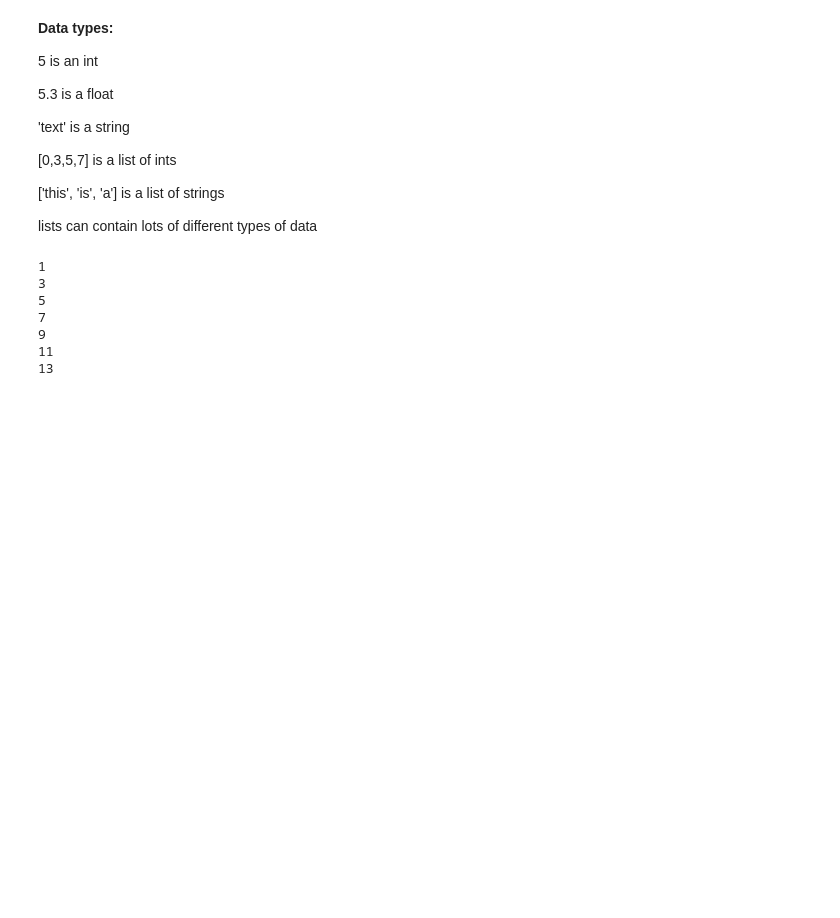
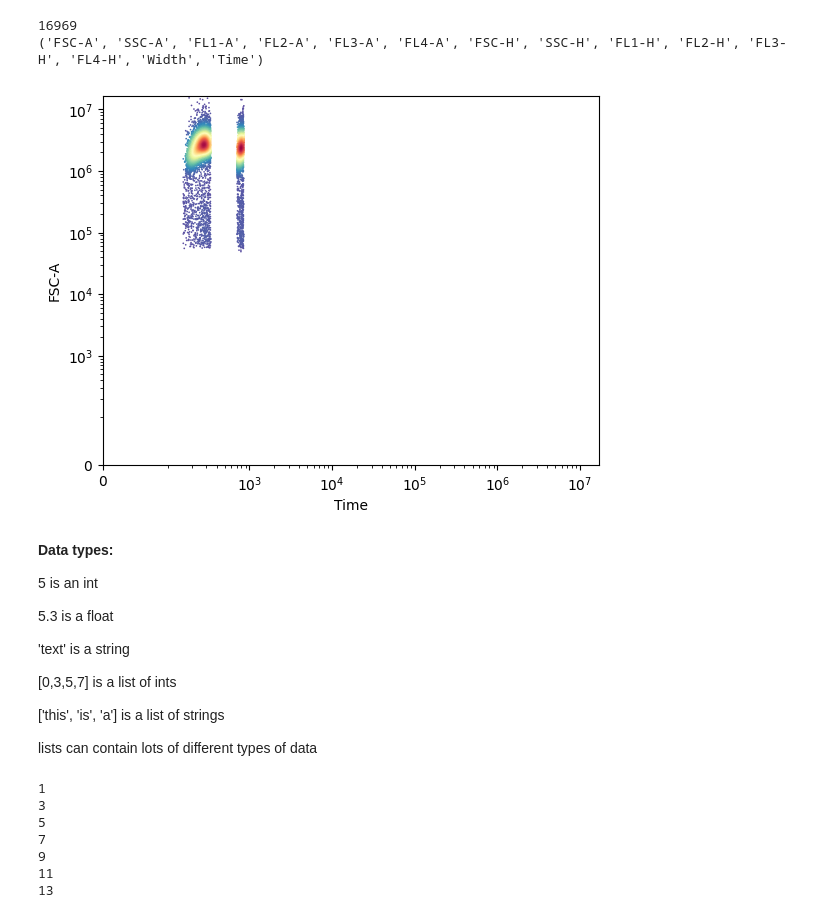
Before and after one commit to char7927/char7927.github.io, a Jupyter notebook: Copy_of_BIOC0003_workshop.ipynb, the cells around one changed output. Drawn from its saved outputs; the diff is of its cells as text; code cells hidden in the pictures; blank space fills up the shorter version.

```diff
--- a/Copy_of_BIOC0003_workshop.ipynb
+++ b/Copy_of_BIOC0003_workshop.ipynb
@@ -20,10 +56,16 @@ import matplotlib.pyplot as plt #this is a library for plotting graphs
 # %%
 transformedFile1 = FlowCal.transform.to_rfi(FlowCal.io.FCSData('file1.fcs'))
-print(transformedFile1.shape)
+print(transformedFile1.shape[0])
 print(transformedFile1.channels)
+# %% [output]
+16969
+('FSC-A', 'SSC-A', 'FL1-A', 'FL2-A', 'FL3-A', 'FL4-A', 'FSC-H', 'SSC-H', 'FL1-H', 'FL2-H', 'FL3-H', 'FL4-H', 'Width', 'Time')
 # %%
 #FlowCal has lots of methods for displaying data - let's look at the autocomplete...
-FlowCal.plot.density2d(transformedFile1,['FL1-H','FSC-H'],1024,'scatter')
+FlowCal.plot.density2d(transformedFile1,['Time','FSC-A'],1024,'scatter')
+#FlowCal.plot.density2d(transformedFile1,['FL1-H','FSC-H'],1024,'scatter')
+# %% [output]
+[figure, added]
 # %% [markdown]
 **Data types:**
 
```
Also changed, not shown: parts of 2 cells of this notebook.
